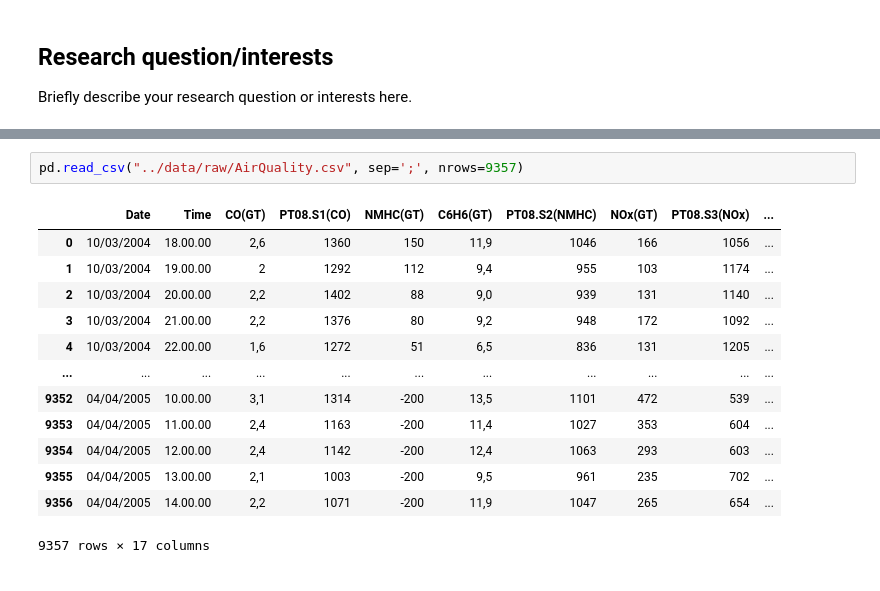
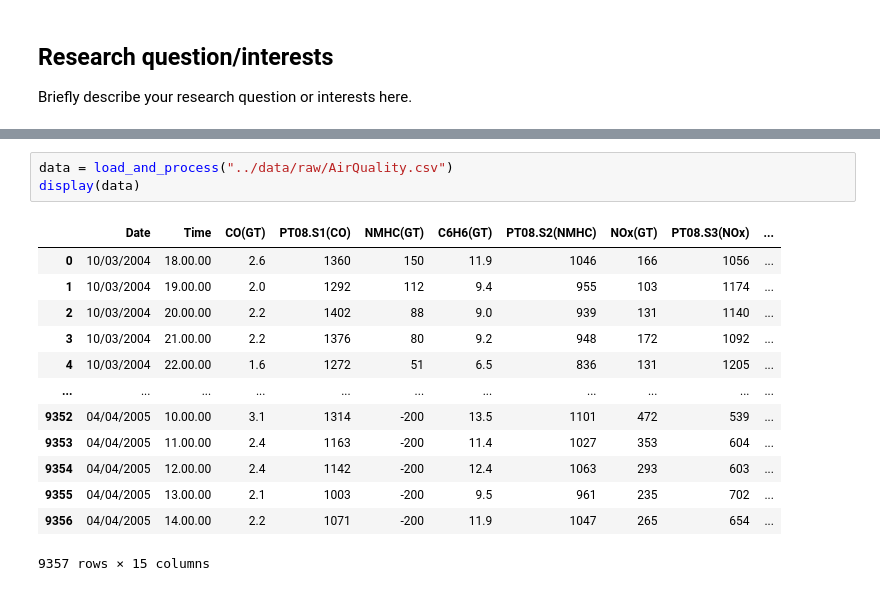
Before and after one commit to ubco-W2022T1-cosc301/project-group38, a Jupyter notebook: notebooks/analysis3.ipynb, the cells around one changed output, grey strips where cells are left out. Saved outputs shown, nothing was run; the diff lists cells and outputs as text.

```diff
--- a/notebooks/analysis3.ipynb
+++ b/notebooks/analysis3.ipynb
@@ -14,16 +19,17 @@ pd.__version__
 # %%
-pd.read_csv("../data/raw/AirQuality.csv", sep=';', nrows=9357)
+data = load_and_process("../data/raw/AirQuality.csv")
+display(data)
 # %% [output]
 |  | Date | Time | CO(GT) | PT08.S1(CO) | NMHC(GT) | C6H6(GT) | PT08.S2(NMHC) | NOx(GT) | PT08.S3(NOx) | ... |
-| 0 | 10/03/2004 | 18.00.00 | 2,6 | 1360 | 150 | 11,9 | 1046 | 166 | 1056 | ... |
-| 1 | 10/03/2004 | 19.00.00 | 2 | 1292 | 112 | 9,4 | 955 | 103 | 1174 | ... |
-| 2 | 10/03/2004 | 20.00.00 | 2,2 | 1402 | 88 | 9,0 | 939 | 131 | 1140 | ... |
-| 3 | 10/03/2004 | 21.00.00 | 2,2 | 1376 | 80 | 9,2 | 948 | 172 | 1092 | ... |
-| 4 | 10/03/2004 | 22.00.00 | 1,6 | 1272 | 51 | 6,5 | 836 | 131 | 1205 | ... |
+| 0 | 10/03/2004 | 18.00.00 | 2.6 | 1360 | 150 | 11.9 | 1046 | 166 | 1056 | ... |
+| 1 | 10/03/2004 | 19.00.00 | 2.0 | 1292 | 112 | 9.4 | 955 | 103 | 1174 | ... |
+| 2 | 10/03/2004 | 20.00.00 | 2.2 | 1402 | 88 | 9.0 | 939 | 131 | 1140 | ... |
+| 3 | 10/03/2004 | 21.00.00 | 2.2 | 1376 | 80 | 9.2 | 948 | 172 | 1092 | ... |
+| 4 | 10/03/2004 | 22.00.00 | 1.6 | 1272 | 51 | 6.5 | 836 | 131 | 1205 | ... |
 | ... | ... | ... | ... | ... | ... | ... | ... | ... | ... | ... |
-| 9352 | 04/04/2005 | 10.00.00 | 3,1 | 1314 | -200 | 13,5 | 1101 | 472 | 539 | ... |
-| 9353 | 04/04/2005 | 11.00.00 | 2,4 | 1163 | -200 | 11,4 | 1027 | 353 | 604 | ... |
-| 9354 | 04/04/2005 | 12.00.00 | 2,4 | 1142 | -200 | 12,4 | 1063 | 293 | 603 | ... |
-| 9355 | 04/04/2005 | 13.00.00 | 2,1 | 1003 | -200 | 9,5 | 961 | 235 | 702 | ... |
-| 9356 | 04/04/2005 | 14.00.00 | 2,2 | 1071 | -200 | 11,9 | 1047 | 265 | 654 | ... |
+| 9352 | 04/04/2005 | 10.00.00 | 3.1 | 1314 | -200 | 13.5 | 1101 | 472 | 539 | ... |
+| 9353 | 04/04/2005 | 11.00.00 | 2.4 | 1163 | -200 | 11.4 | 1027 | 353 | 604 | ... |
+| 9354 | 04/04/2005 | 12.00.00 | 2.4 | 1142 | -200 | 12.4 | 1063 | 293 | 603 | ... |
+| 9355 | 04/04/2005 | 13.00.00 | 2.1 | 1003 | -200 | 9.5 | 961 | 235 | 702 | ... |
+| 9356 | 04/04/2005 | 14.00.00 | 2.2 | 1071 | -200 | 11.9 | 1047 | 265 | 654 | ... |
-9357 rows × 17 columns
+9357 rows × 15 columns
```
Also changed, not shown: parts of 5 cells of this notebook, 1 other file.
